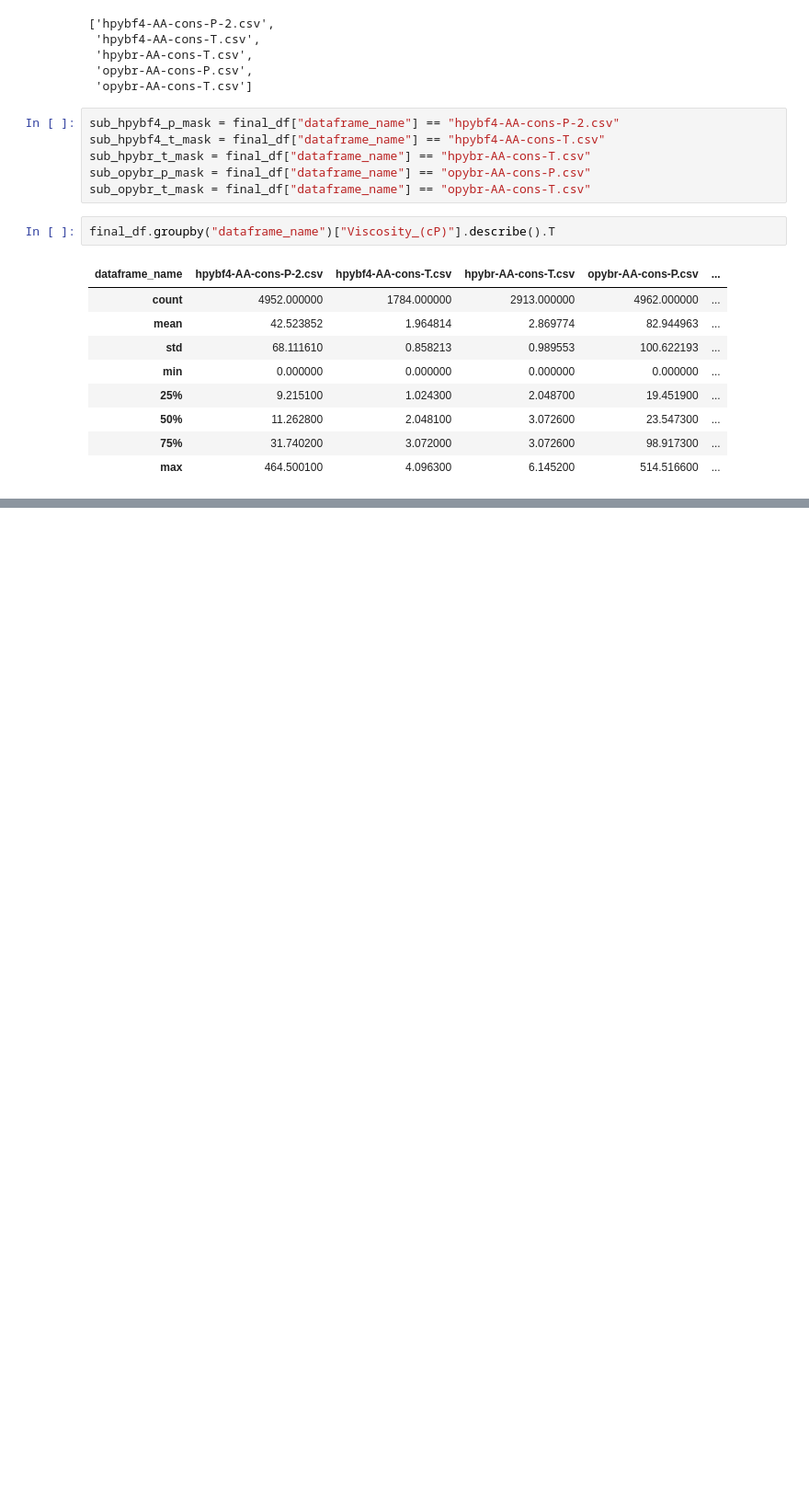
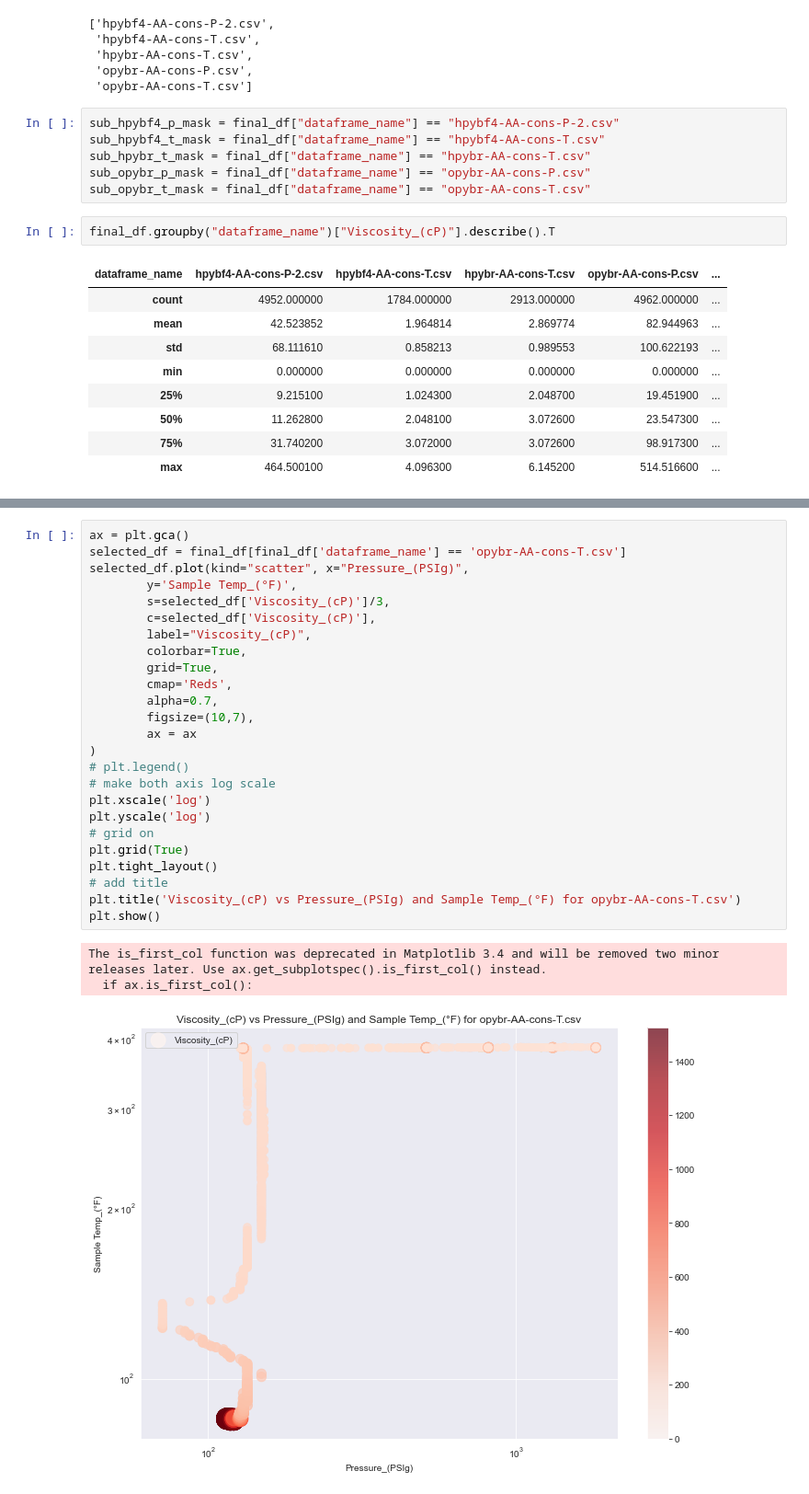
Before and after one commit to Atashnezhad/hpht, a Jupyter notebook: P01.ipynb, the cells around one changed output, grey strips where cells are left out. Shown: that part at 92% size. Cells and saved outputs as stored; diff of their text form; blank space fills up the shorter version.

```diff
--- a/P01.ipynb
+++ b/P01.ipynb
@@ -288,0 +353,29 @@ Index(['Sample Temp_(°F)', 'Pressure_(PSIg)', 'Rotor Speed_(RPM)',
+# %%
+ax = plt.gca()
+selected_df = final_df[final_df['dataframe_name'] == 'opybr-AA-cons-T.csv']
+selected_df.plot(kind="scatter", x="Pressure_(PSIg)",
+        y='Sample Temp_(°F)',
+        s=selected_df['Viscosity_(cP)']/3,
+        c=selected_df['Viscosity_(cP)'],
+        label="Viscosity_(cP)",
+        colorbar=True,
+        grid=True,
+        cmap='Reds',
+        alpha=0.7,
+        figsize=(10,7),
+        ax = ax
+)
+# plt.legend()
+# make both axis log scale
+plt.xscale('log')
+plt.yscale('log')
+# grid on
+plt.grid(True)
+plt.tight_layout()
+# add title
+plt.title('Viscosity_(cP) vs Pressure_(PSIg) and Sample Temp_(°F) for opybr-AA-cons-T.csv')
+plt.show()
+# %% [output]
+The is_first_col function was deprecated in Matplotlib 3.4 and will be removed two minor releases later. Use ax.get_subplotspec().is_first_col() instead.
+  if ax.is_first_col():
+[figure, added]
```
Also changed, not shown: parts of 17 cells of this notebook, 3 other files.
